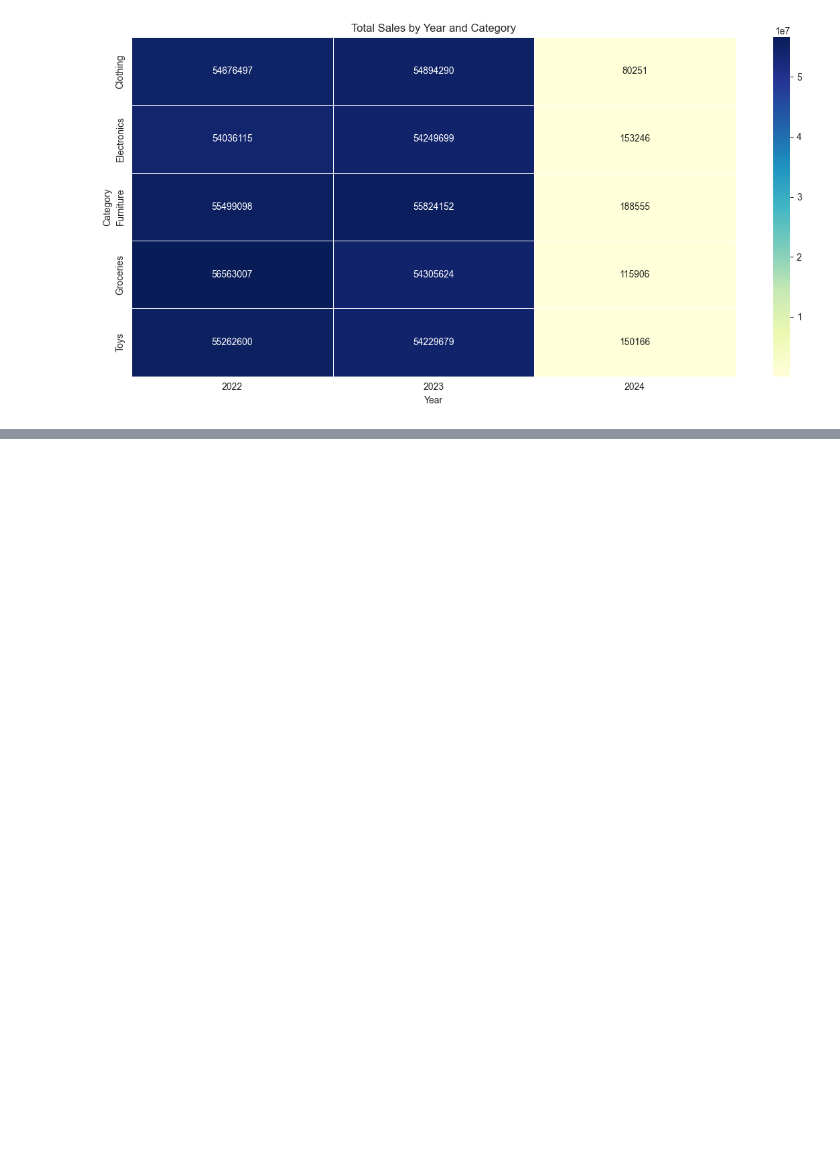
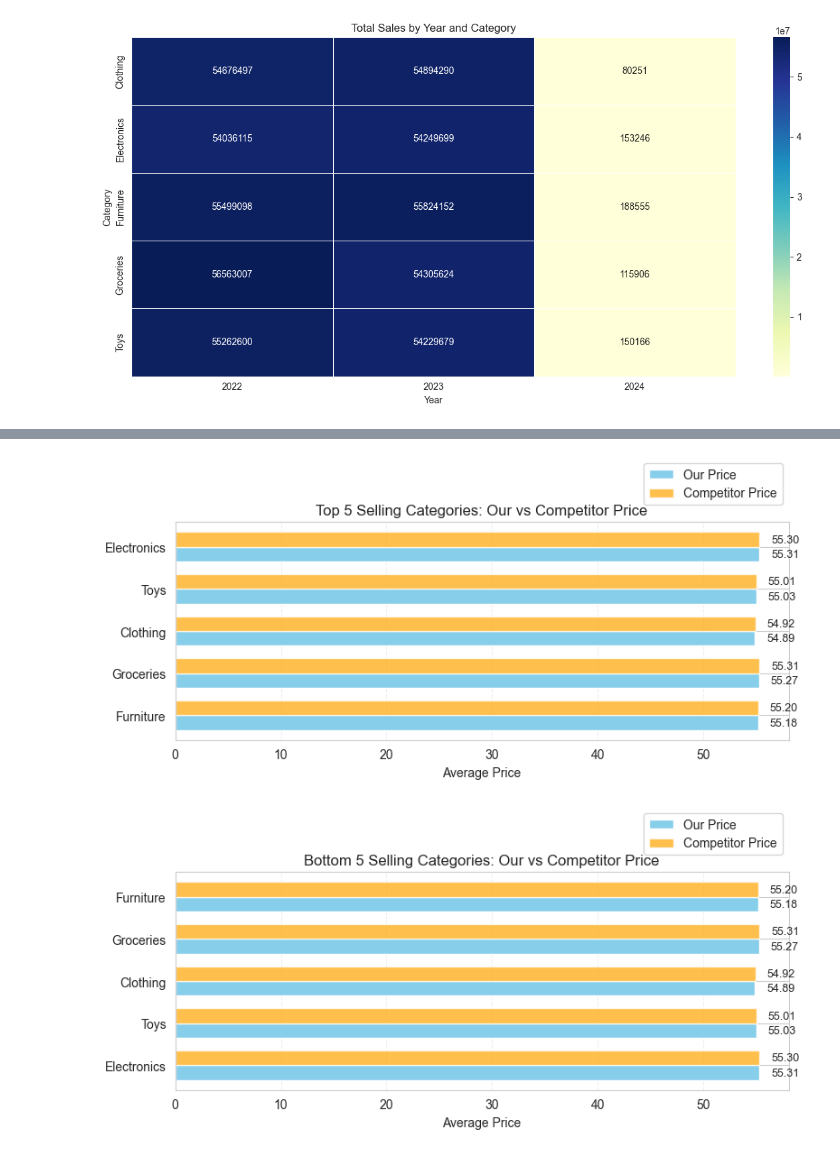
Before and after one commit to Abhijeeth7/Retail-Store-Inventory-Forecasting-Data-Analysis, a Jupyter notebook: Python_file/Retail-Store-Data-Analysis.ipynb, the cells around one changed output, grey strips where cells are left out. Cells and saved outputs as stored; diff of their text form; code cells hidden in the pictures; blank space fills up the shorter version.

```diff
--- a/Python_file/Retail-Store-Data-Analysis.ipynb
+++ b/Python_file/Retail-Store-Data-Analysis.ipynb
@@ -431 +421,63 @@ Passing `palette` without assigning `hue` is deprecated and will be removed in v
 [figure]
+# %%
+# BR3 starts here
+performance = (
+    df
+    .groupby('Category')[['sales', 'Price', 'Competitor Pricing']]
+    .agg({
+        'sales': 'sum',
+        'Price': 'mean',
+        'Competitor Pricing': 'mean'
+    })
+    .reset_index()
+)
+
+# Rank by total sales (dense rank: ties get same rank, next rank increments by 1)
+performance['Rank'] = performance['sales'].rank(method='dense', ascending=False)
+top5    = performance[performance['Rank'] <= 5].sort_values('Rank')
+bottom5 = performance[performance['Rank'] > performance['Rank'].max() - 5].sort_values('Rank', ascending=False)
+# %%
+# BR3 visualization
+def plot_grouped_price_comparison(df_subset, title):
+    fig, ax = plt.subplots(figsize=(8, 4))
+
+    # y positions and bar thickness
+    y = np.arange(len(df_subset))
+    bar_height = 0.35
+
+    our_prices = df_subset['Price'].values
+    comp_prices = df_subset['Competitor Pricing'].values
+
+    # draw our bars offset up, competitor bars offset down
+    ax.barh(y - bar_height/2, our_prices, height=bar_height,
+            color='skyblue', label='Our Price')
+    ax.barh(y + bar_height/2, comp_prices, height=bar_height,
+            color='orange', alpha=0.7, label='Competitor Price')
+
+    # Category labels
+    ax.set_yticks(y)
+    ax.set_yticklabels(df_subset['Category'])
+    ax.set_xlabel('Average Price')
+    ax.set_title(title)
+    ax.legend(loc='upper right', bbox_to_anchor=(1.0, 1.3), frameon=True)
+
+    # Annotate each bar with its value
+    for i, v in enumerate(our_prices):
+        ax.text(v + 0.02*max(our_prices.max(), comp_prices.max()),
+                i - bar_height/2, f'{v:.2f}',
+                va='center', fontsize=9)
+    for i, v in enumerate(comp_prices):
+        ax.text(v + 0.02*max(our_prices.max(), comp_prices.max()),
+                i + bar_height/2, f'{v:.2f}',
+                va='center', fontsize=9)
+
+    ax.grid(axis='x', linestyle='--', alpha=0.3)
+    plt.tight_layout()
+    plt.show()
+
+# Now call for your top and bottom performers:
+plot_grouped_price_comparison(top5,    'Top 5 Selling Categories: Our vs Competitor Price')
+plot_grouped_price_comparison(bottom5, 'Bottom 5 Selling Categories: Our vs Competitor Price')
+# %% [output]
+[figure, added]
+[figure, added]
```
Also changed, not shown: parts of 3 cells of this notebook, 1 other file.
